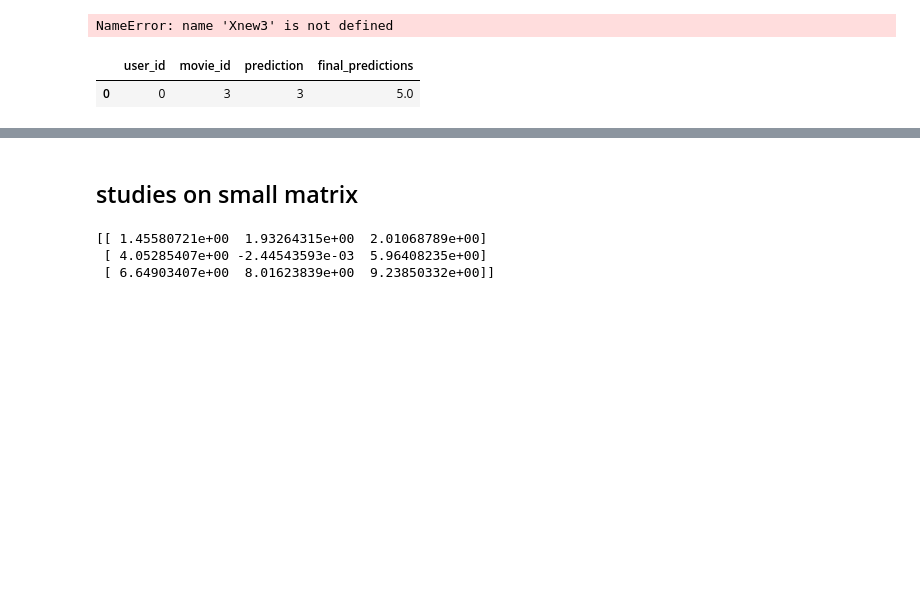
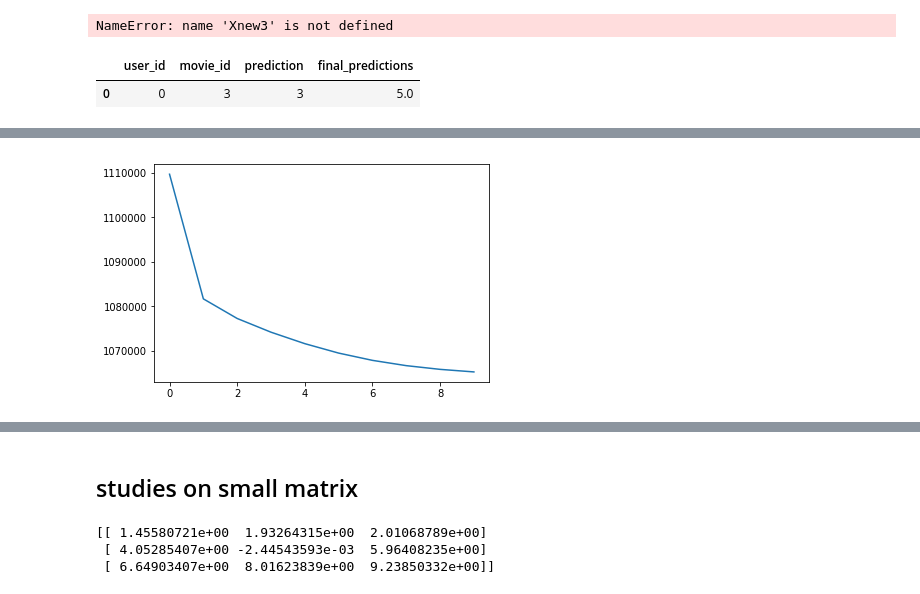
Before and after one commit to brunowicht/ML-Projects-2018, a Jupyter notebook: project2/ALS.ipynb, the cells around one changed output, grey strips where cells are left out. Drawn from its saved outputs; the diff is of its cells as text; code cells hidden in the pictures; blank space fills up the shorter version.

```diff
--- a/project2/ALS.ipynb
+++ b/project2/ALS.ipynb
@@ -181,0 +222,4 @@ def compute_error(X,Y,matrix,label_pos):
+# %%
+piping(matrix,4,label_positions,dataset_to_predict,5.,10,"10pass4feat_lambda5Dot.csv")
+# %% [output]
+[figure, added]
```
Also changed, not shown: parts of 18 cells of this notebook.
